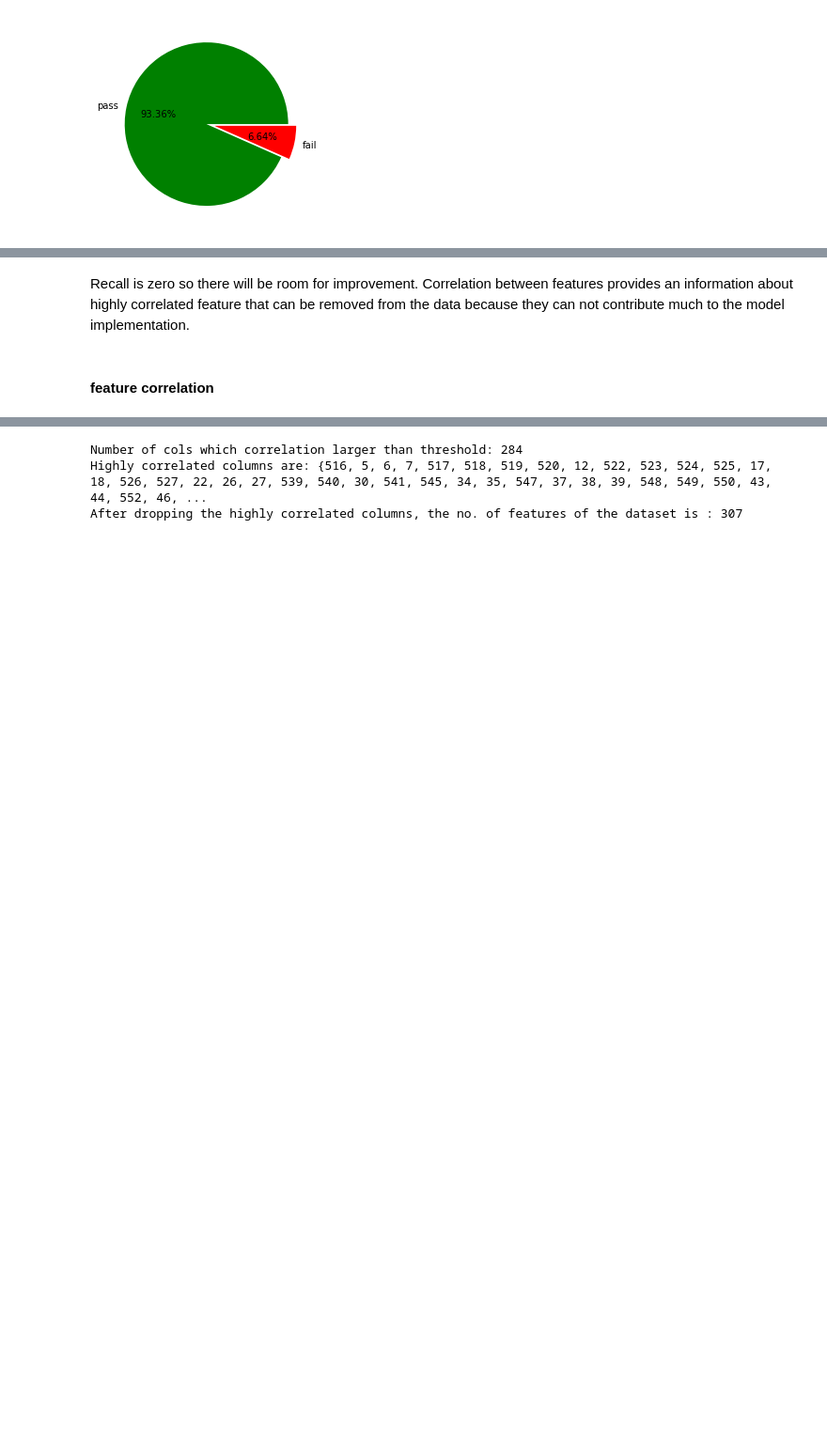
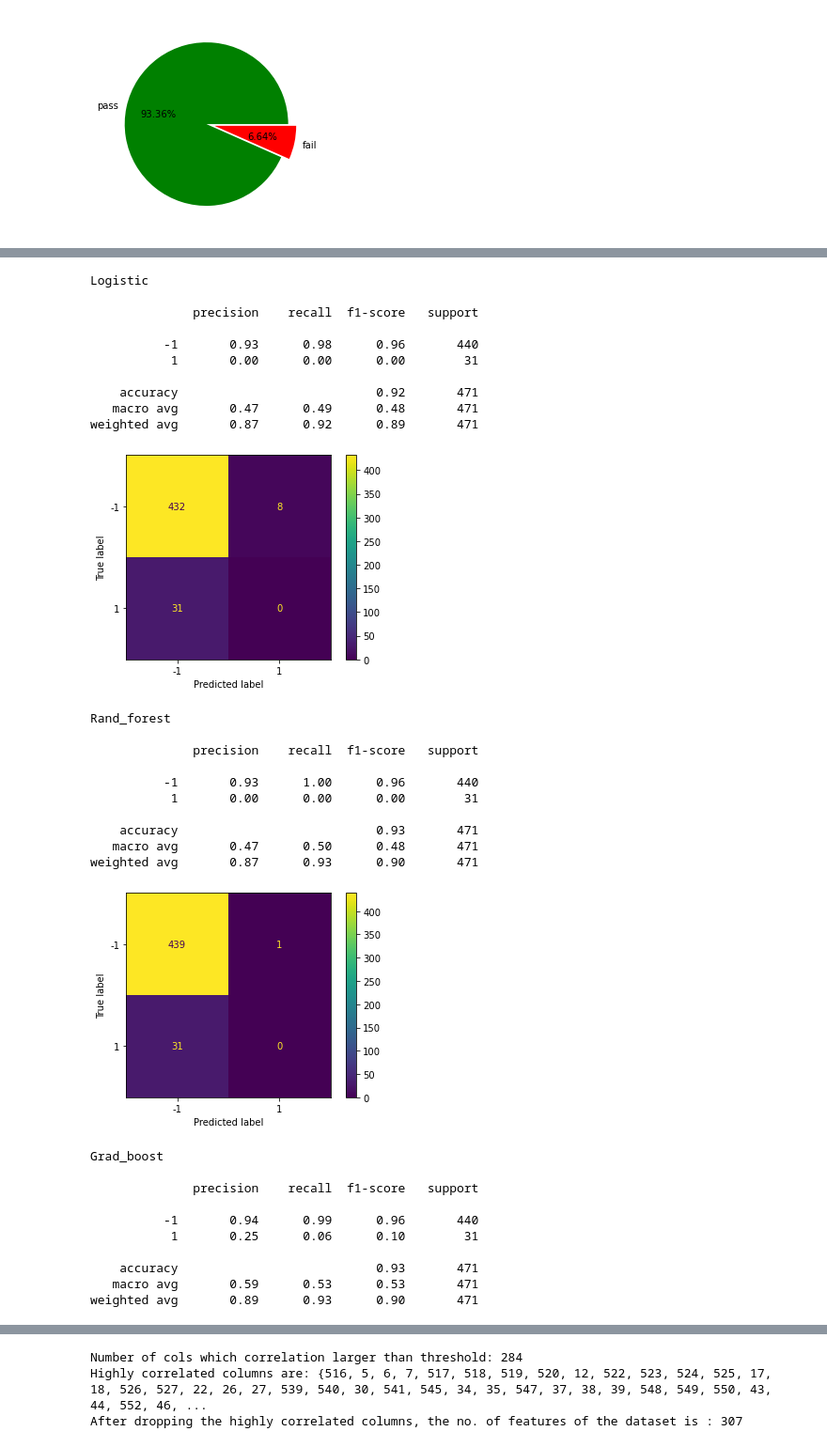
Before and after one commit to puretirathaiah/Semicond_wafer_fail, a Jupyter notebook: SemiCon.ipynb, the cells around one changed output, grey strips where cells are left out. Shown: that part at 94% size. Drawn from its saved outputs; the diff is of its cells as text; code cells hidden in the pictures; blank space fills up the shorter version.

```diff
--- a/SemiCon.ipynb
+++ b/SemiCon.ipynb
@@ -99,21 +124,0 @@ plt.show()
-# %%
-# Splitting the data into independent, dependent, and training and testing datasets
-X = data.loc[:, data.columns[:-2]]
-y = data.loc[:, data.columns[-1]]
-
-X_train, X_test, y_train, y_test = train_test_split(X, y, test_size=0.30, random_state=42)
-
-# XGB Classifier
-xgb_clf = XGBClassifier(random_state=42, n_jobs=-1)
-xgb_clf.fit(X_train, y_train)
-y_predict_xgb_clf = xgb_clf.predict(X_test)
-
-# Derive confusion matrix
-cm_xgb_clf = confusion_matrix(y_test, y_predict_xgb_clf, labels=xgb_clf.classes_)
-ConfusionMatrixDisplay(cm_xgb_clf, display_labels=xgb_clf.classes_).plot(include_values=True)
-
-# predict probabilities, and keep them for the positive outcome only
-xgb_clf_prob = xgb_clf.predict_proba(X_test)
-xgb_clf_prob = xgb_clf_prob[:, 1]
-
-print(classification_report(y_test, y_predict_xgb_clf))
@@ -131,4 +125,47 @@ weighted avg       0.87      0.93      0.90       471
-# %% [markdown]
-Recall is zero so there will be room for improvement. Correlation between features provides an information about highly correlated feature that can be removed from the data because they can not contribute much to the model implementation.
-# %% [markdown]
-#### feature correlation
+# %%
+models = [('Logistic', LogisticRegression(random_state=42, n_jobs=-1)),
+          ('Rand_forest', RandomForestClassifier(random_state=42, n_jobs=-1)),
+          ('Grad_boost', GradientBoostingClassifier(random_state=42))]
+
+for name, model in models:
+    model.fit(X_train, y_train)
+    y_predict = model.predict(X_test)
+    cmat = confusion_matrix(y_test, y_predict, labels=model.classes_)
+
+    print(f'{name}\n')
+    print(classification_report(y_test, y_predict))
+    ConfusionMatrixDisplay(cmat, display_labels=model.classes_).plot(include_values=True)
+    plt.show()
+# %% [output]
+Logistic
+
+              precision    recall  f1-score   support
+
+          -1       0.93      0.98      0.96       440
+           1       0.00      0.00      0.00        31
+
+    accuracy                           0.92       471
+   macro avg       0.47      0.49      0.48       471
+weighted avg       0.87      0.92      0.89       471
+[figure, added]
+Rand_forest
+
+              precision    recall  f1-score   support
+
+          -1       0.93      1.00      0.96       440
+           1       0.00      0.00      0.00        31
+
+    accuracy                           0.93       471
+   macro avg       0.47      0.50      0.48       471
+weighted avg       0.87      0.93      0.90       471
+[figure, added]
+Grad_boost
+
+              precision    recall  f1-score   support
+
+          -1       0.94      0.99      0.96       440
+           1       0.25      0.06      0.10        31
+
+    accuracy                           0.93       471
+   macro avg       0.59      0.53      0.53       471
+weighted avg       0.89      0.93      0.90       471
```
Also changed, not shown: parts of 100 cells of this notebook.
